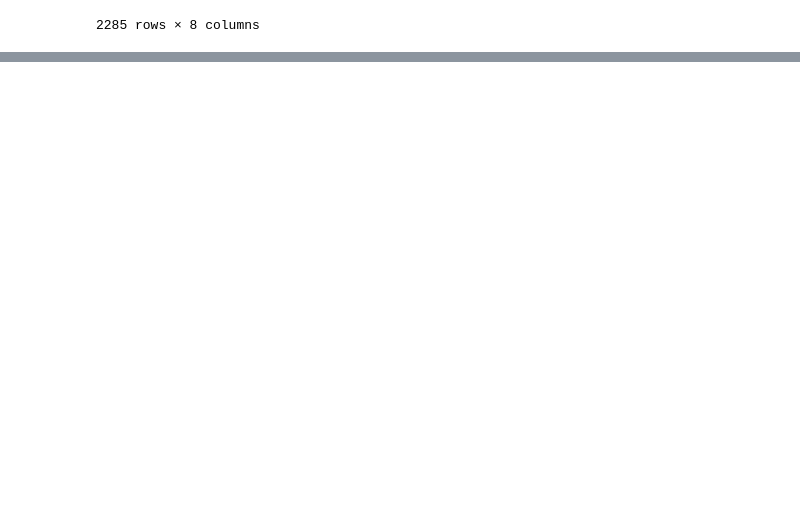
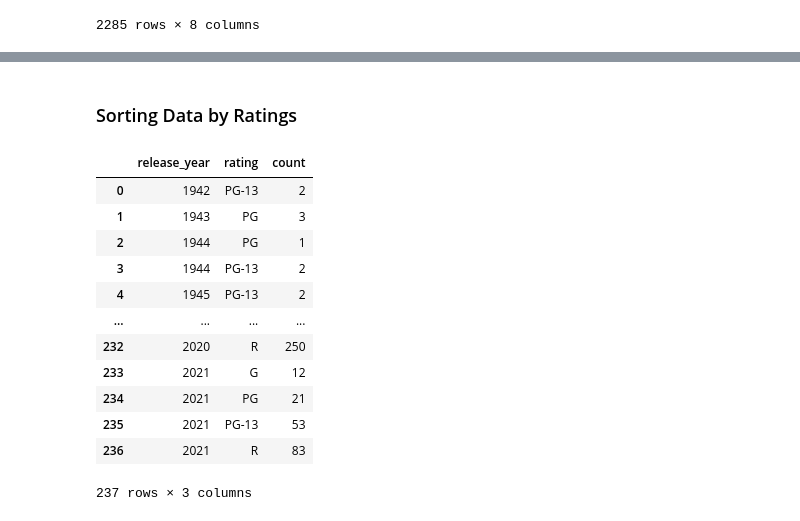
Before and after one commit to Nick-Pleva/Data-Science-Pinnacle-Project, a Jupyter notebook: final_project.ipynb, the cells around one changed output, grey strips where cells are left out. Cells and saved outputs as stored; diff of their text form; code cells hidden in the pictures; blank space fills up the shorter version.

```diff
--- a/final_project.ipynb
+++ b/final_project.ipynb
@@ -63,0 +89,45 @@ netflix_shows
+# %% [markdown]
+### Sorting Data by Ratings
+# %%
+ratings_movie = {
+    # G
+    'G': 'G', 'TV-G': 'G', 'TV-Y': 'G', 'TV-Y7': 'G', 'TV-Y7-FV': 'G',
+
+    # PG
+    'PG': 'PG', 'TV-PG': 'PG',
+
+    # PG-13
+    'PG-13': 'PG-13', 'TV-14': 'PG-13',
+
+    # R
+    'R': 'R', 'NC-17': 'R', 'TV-MA': 'R',
+
+    # UR
+    'UR': 'UR'
+}
+
+netflix_movies = netflix_movies.copy()
+netflix_movies.loc[:, 'rating'] = (
+    netflix_movies['rating']
+    .str.strip()
+    .str.upper()
+    .map(ratings_movie)
+    .fillna('UR')
+)
+
+netflix_movies_filtered = netflix_movies.groupby(['release_year', 'rating']).size().reset_index(name='count')
+netflix_movies_filtered
+# %% [output]
+|  | release_year | rating | count |
+| 0 | 1942 | PG-13 | 2 |
+| 1 | 1943 | PG | 3 |
+| 2 | 1944 | PG | 1 |
+| 3 | 1944 | PG-13 | 2 |
+| 4 | 1945 | PG-13 | 2 |
+| ... | ... | ... | ... |
+| 232 | 2020 | R | 250 |
+| 233 | 2021 | G | 12 |
+| 234 | 2021 | PG | 21 |
+| 235 | 2021 | PG-13 | 53 |
+| 236 | 2021 | R | 83 |
+237 rows × 3 columns
```
Also changed, not shown: parts of 9 cells of this notebook.
